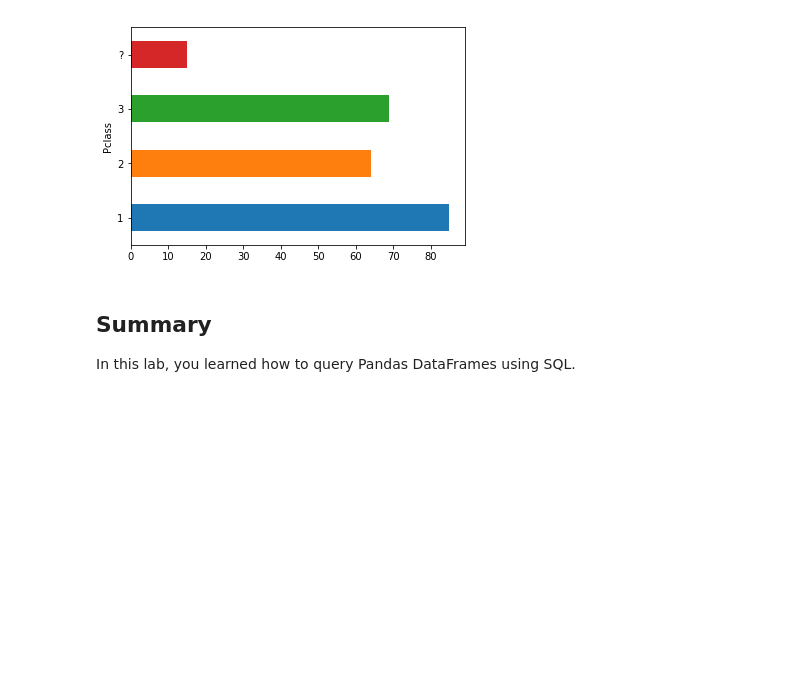
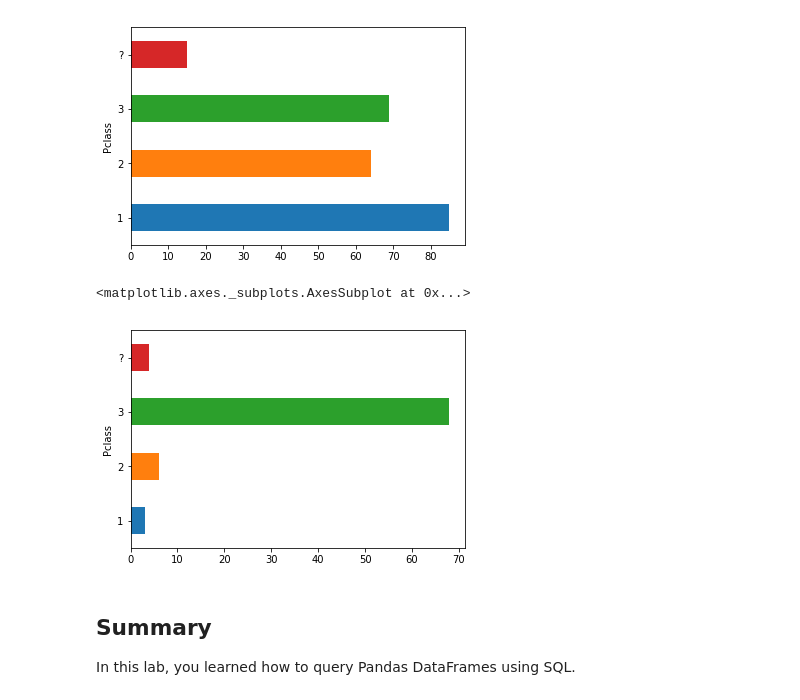
Before and after one commit to jnawjux/dsc-1-05-17-using-sql-with-pandas-lab-seattle-ds-career-040119, a Jupyter notebook: index.ipynb, the cells around one changed output. Saved outputs shown, nothing was run; the diff lists cells and outputs as text; code cells hidden in the pictures; blank space fills up the shorter version.

```diff
--- a/index.ipynb
+++ b/index.ipynb
@@ -354,3 +352,8 @@ fig, axes = plt.subplots(figsize=(8,8))
+# %%
+died_females_by_pclass_df.set_index('Pclass')['Count'].plot(kind='barh')
+# %% [output]
+<matplotlib.axes._subplots.AxesSubplot at 0x...>
+[figure, added]
 # %%
 # Create and label the histograms for each below!
 # %% [markdown]
```
Also changed, not shown: parts of 1 cell of this notebook.
